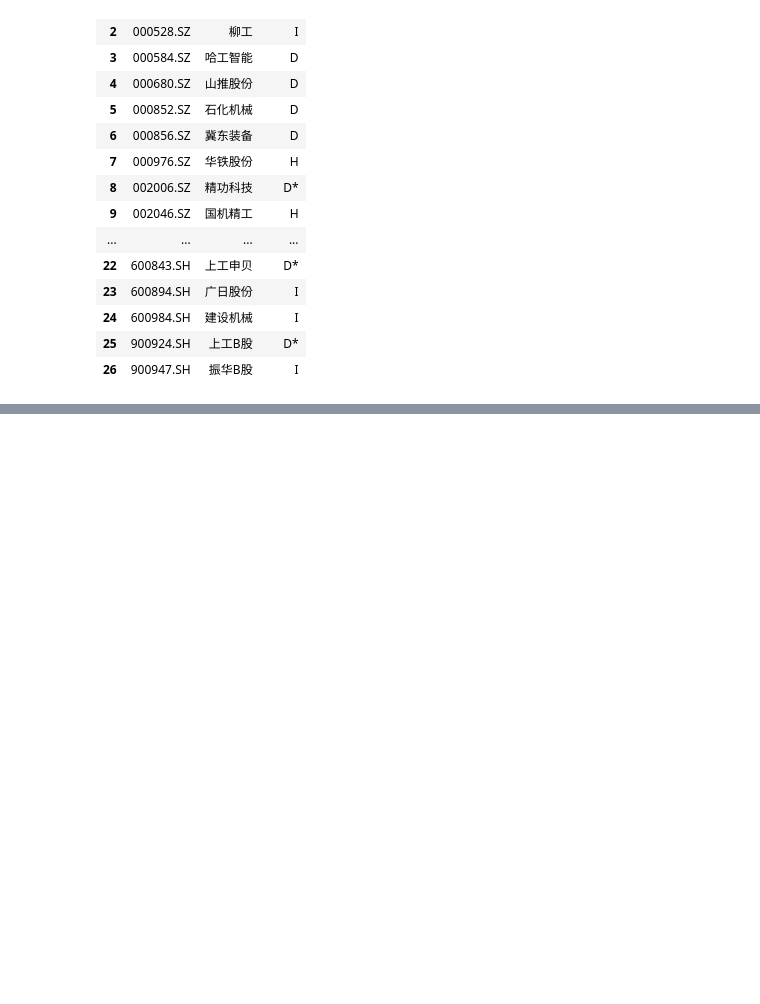
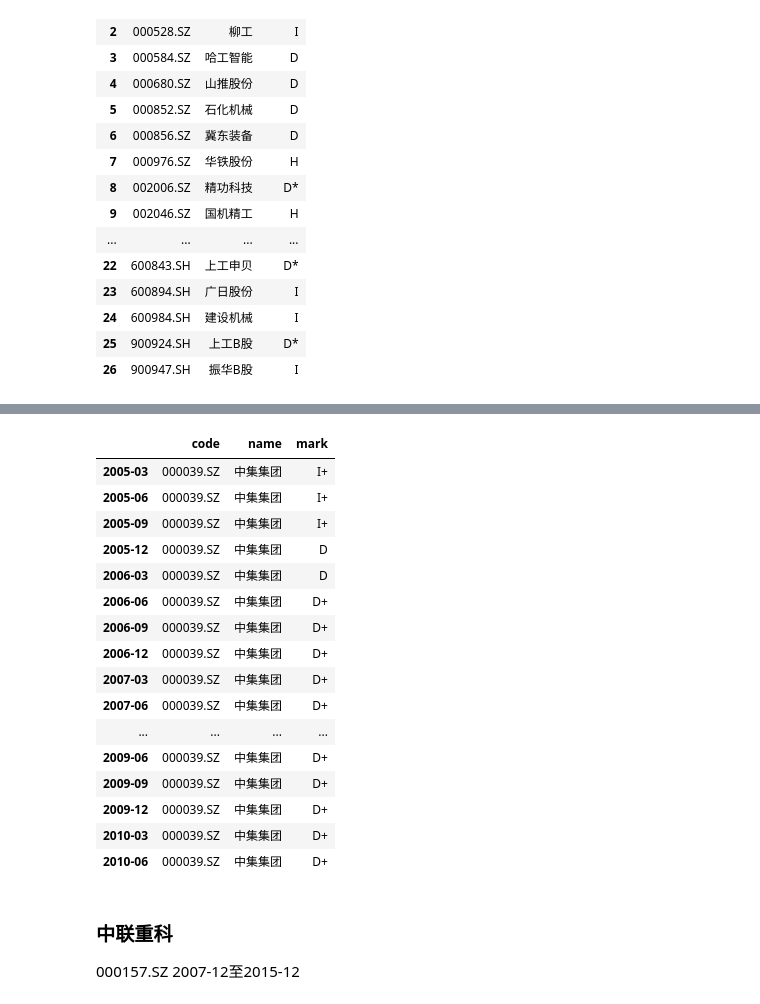
Before and after one commit to zch0423/ZSIntern, a Jupyter notebook: Jan20/行业roe.ipynb, the cells around one changed output, grey strips where cells are left out. Cells and saved outputs as stored; diff of their text form; code cells hidden in the pictures; blank space fills up the shorter version.

```diff
--- a/Jan20/行业roe.ipynb
+++ b/Jan20/行业roe.ipynb
@@ -101,0 +131,9 @@ testCodes = ["000039.SZ", "000157.SZ", "000528.SZ", "000680.SZ", "600031.SH"]
+# %%
+marks = []
+for col in tempCol:
+    ttt = tt.loc[[0],:col]
+    marks.append(markCompanies(ttt))
+# %%
+marks = pd.concat(marks).reset_index(drop=True)
+# %%
+marks.index = tempCol
@@ -101,0 +144,23 @@ testCodes = ["000039.SZ", "000157.SZ", "000528.SZ", "000680.SZ", "600031.SH"]
+# %%
+marks
+# %% [output]
+|  | code | name | mark |
+| 2005-03 | 000039.SZ | 中集集团 | I+ |
+| 2005-06 | 000039.SZ | 中集集团 | I+ |
+| 2005-09 | 000039.SZ | 中集集团 | I+ |
+| 2005-12 | 000039.SZ | 中集集团 | D |
+| 2006-03 | 000039.SZ | 中集集团 | D |
+| 2006-06 | 000039.SZ | 中集集团 | D+ |
+| 2006-09 | 000039.SZ | 中集集团 | D+ |
+| 2006-12 | 000039.SZ | 中集集团 | D+ |
+| 2007-03 | 000039.SZ | 中集集团 | D+ |
+| 2007-06 | 000039.SZ | 中集集团 | D+ |
+| ... | ... | ... | ... |
+| 2009-06 | 000039.SZ | 中集集团 | D+ |
+| 2009-09 | 000039.SZ | 中集集团 | D+ |
+| 2009-12 | 000039.SZ | 中集集团 | D+ |
+| 2010-03 | 000039.SZ | 中集集团 | D+ |
+| 2010-06 | 000039.SZ | 中集集团 | D+ |
+# %% [markdown]
+### 中联重科
+000157.SZ 2007-12至2015-12
```
Also changed, not shown: parts of 11 cells of this notebook, 8 other files.
